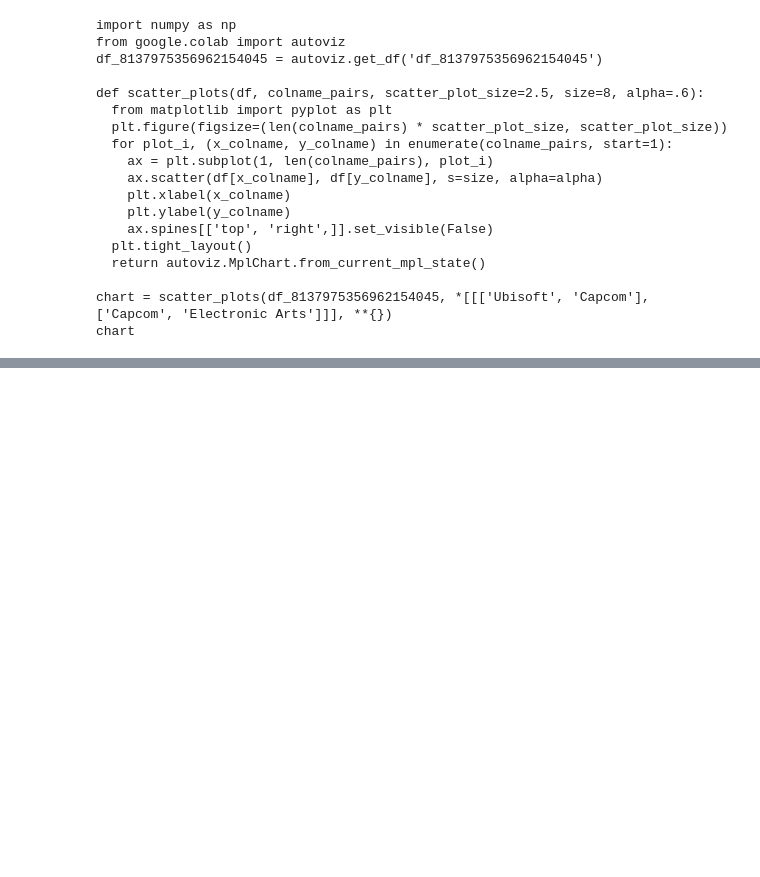
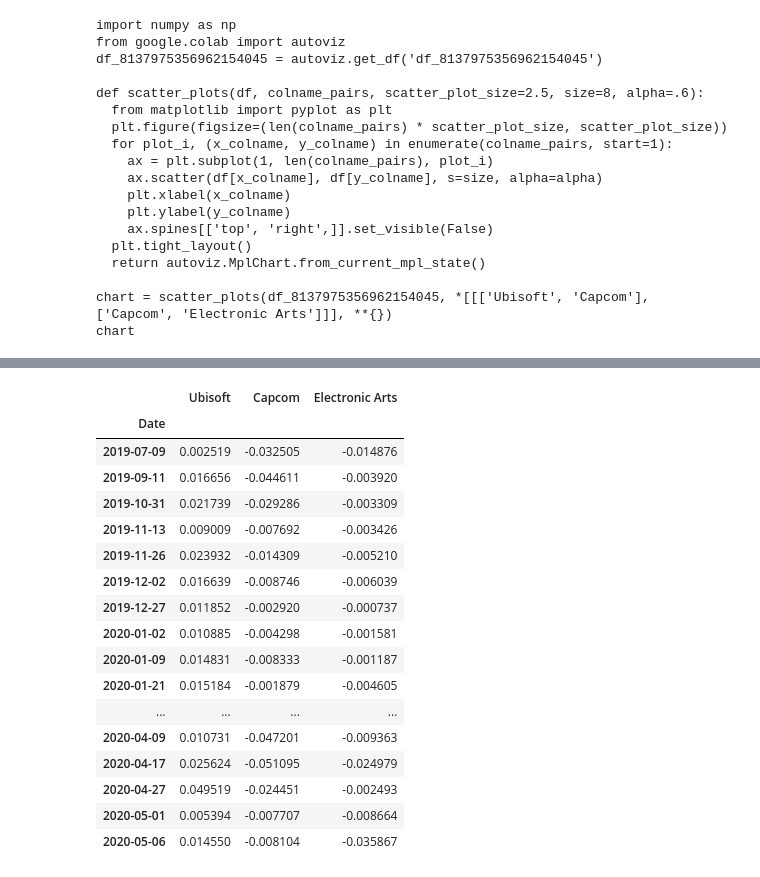
Before and after one commit to raketic-ognjen/Bootcamp_Lesson_8_Introduction-to-Pandas, a Jupyter notebook: bootcamp-lesson-8-introduction-to-pandas.ipynb, the cells around one changed output, grey strips where cells are left out. Cells and saved outputs as stored; diff of their text form; code cells hidden in the pictures; blank space fills up the shorter version.

```diff
--- a/bootcamp-lesson-8-introduction-to-pandas.ipynb
+++ b/bootcamp-lesson-8-introduction-to-pandas.ipynb
@@ -834,0 +864,22 @@ chart
+# %%
+cond1 = (df3['Ubisoft'] > 0) & (df3['Capcom']<0) & (df3['Electronic Arts'] <0)
+df3[cond1]
+# %% [output]
+|  | Ubisoft | Capcom | Electronic Arts |
+| Date |  |  |  |
+| 2019-07-09 | 0.002519 | -0.032505 | -0.014876 |
+| 2019-09-11 | 0.016656 | -0.044611 | -0.003920 |
+| 2019-10-31 | 0.021739 | -0.029286 | -0.003309 |
+| 2019-11-13 | 0.009009 | -0.007692 | -0.003426 |
+| 2019-11-26 | 0.023932 | -0.014309 | -0.005210 |
+| 2019-12-02 | 0.016639 | -0.008746 | -0.006039 |
+| 2019-12-27 | 0.011852 | -0.002920 | -0.000737 |
+| 2020-01-02 | 0.010885 | -0.004298 | -0.001581 |
+| 2020-01-09 | 0.014831 | -0.008333 | -0.001187 |
+| 2020-01-21 | 0.015184 | -0.001879 | -0.004605 |
+| ... | ... | ... | ... |
+| 2020-04-09 | 0.010731 | -0.047201 | -0.009363 |
+| 2020-04-17 | 0.025624 | -0.051095 | -0.024979 |
+| 2020-04-27 | 0.049519 | -0.024451 | -0.002493 |
+| 2020-05-01 | 0.005394 | -0.007707 | -0.008664 |
+| 2020-05-06 | 0.014550 | -0.008104 | -0.035867 |
```
Also changed, not shown: parts of 10 cells of this notebook.
